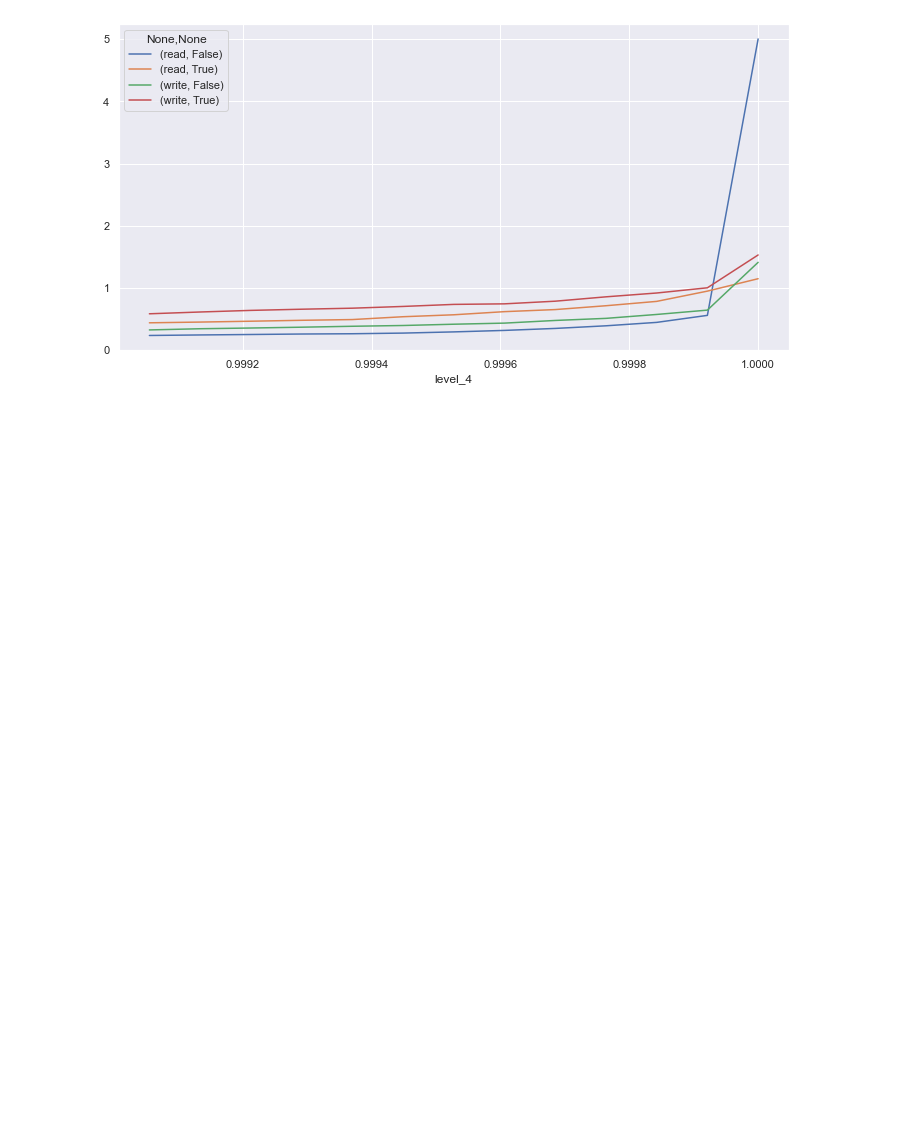
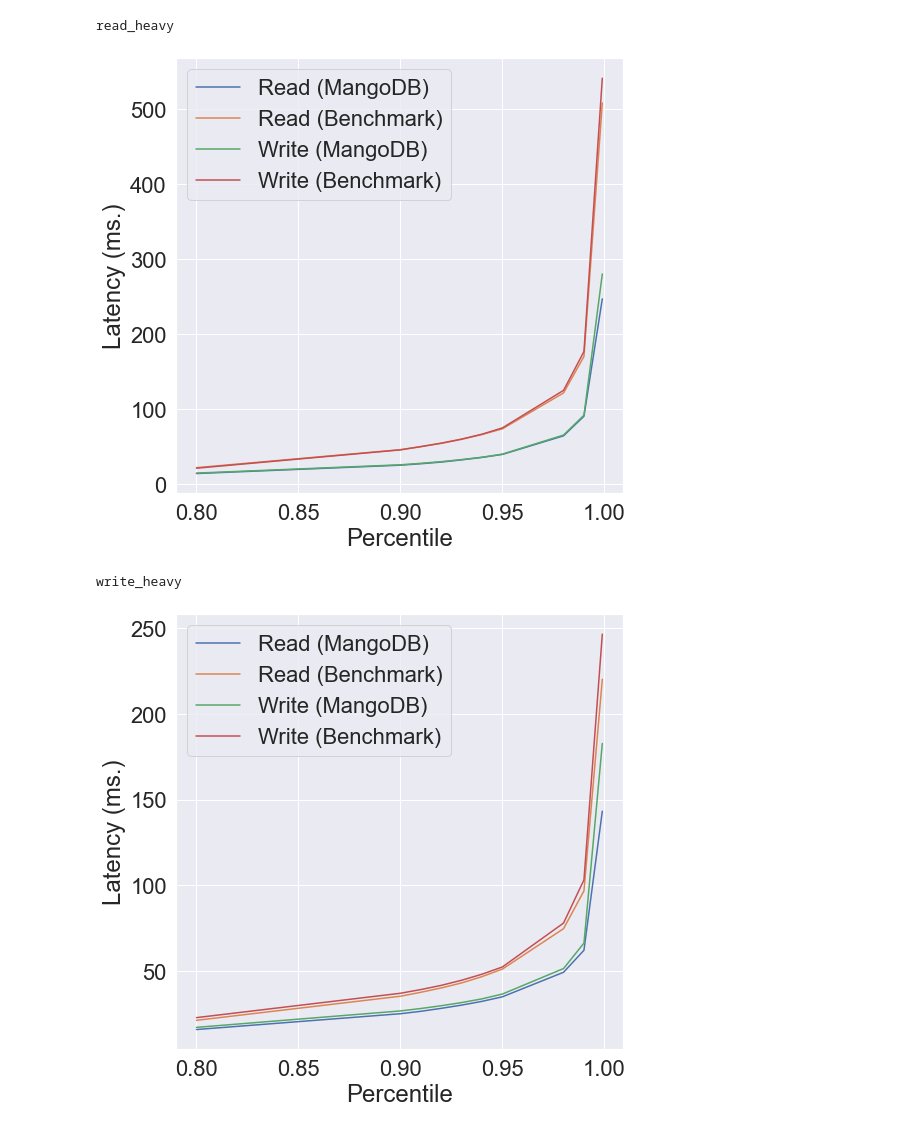
Before and after one commit to tomwassing/mango-db, a Jupyter notebook: experiments/data_das.ipynb, the cells around one changed output. Drawn from its saved outputs; the diff is of its cells as text; code cells hidden in the pictures; blank space fills up the shorter version.

```diff
--- a/experiments/data_das.ipynb
+++ b/experiments/data_das.ipynb
@@ -5,6 +5,7 @@ import seaborn as sns
 import glob
 import numpy as np
 sns.set_theme()
+sns.set(font_scale = 2)
 # %%
 results_df = pd.DataFrame(
     columns=["system_name", "run_id", "latency", "operation", "on_leader", "n_nodes", "n_clients", "order_on_write", "experiment"]
@@ -36,24 +37,36 @@ for f in glob.glob("results/experiment2_True_True*"):
     results_df = results_df.append(df, ignore_index=True)
 
 # df = pd.read_csv('results/final/perf_exp_1.csv')
-# df.latency = df.latency * 10e-6
-results_df.head()
 df = results_df
+df.latency = df.latency * 1000
 # %%
 agg_df = df.groupby(['experiment', 'operation', 'run_id', 'n_nodes', 'order_on_write']).latency.mean().reset_index()
 agg_df["latency_factor"] = agg_df["latency"] / agg_df["n_nodes"]
 # %%
-quantiles = np.linspace(0.99, 1, 128)
+quantiles = np.linspace(0.999, 1, 128)
 
-q_df = df.groupby(['operation', 'run_id', 'n_nodes', 'order_on_write']).latency.quantile(quantiles).reset_index()
+q_df = df.groupby(['operation', 'n_nodes', 'order_on_write', "experiment"]).latency.quantile([.8, .9, .91, .92, .93, .94, .95, .98, .99, .999]).reset_index()
 # %%
-ax = None
-for group, group_df in q_df[q_df["n_nodes"] == 4].groupby(['operation', 'order_on_write']):
-    ax = group_df[group_df["level_4"] > .999].plot(x='level_4', y='latency', figsize=(12, 6), label=group, ax=ax)
-    # sns.boxplot(x='n_nodes', y='latency', hue="order_on_write", data=group_df, showfliers=False)
-    # plt.show()
+for group, group_df in q_df[q_df["n_nodes"] == 4].groupby(["experiment"]):
+    print(group)
+    ax = None
+    for group, group_df2 in group_df.groupby(["operation", "order_on_write"]):
+        ax = group_df2.plot(x='level_4', y='latency', figsize=(8, 8), label=group, ax=ax)
+    plt.legend(labels=["Read (MangoDB)","Read (Benchmark)", "Write (MangoDB)", "Write (Benchmark)"])
+    plt.xlabel("Percentile")
+    plt.ylabel("Latency (ms.)")
+    plt.show()
+
+# ax = None
+# for group, group_df in q_df[q_df["n_nodes"] == 4].groupby(['operation', 'order_on_write']):
+#     ax = group_df[group_df["level_5"] > .999].plot(x='level_5', y='latency', figsize=(12, 6), label=group, ax=ax)
+#     sns.boxplot(x='n_nodes', y='latency', hue="order_on_write", data=group_df, showfliers=False)
+#     plt.show()
 # %% [output]
+read_heavy
-[figure, old version]
+[figure, new version]
+write_heavy
+[figure, added]
 # %%
 print(agg_df.shape)
 display(agg_df.head())
```
Also changed, not shown: parts of 7 cells of this notebook, 2 other files.
